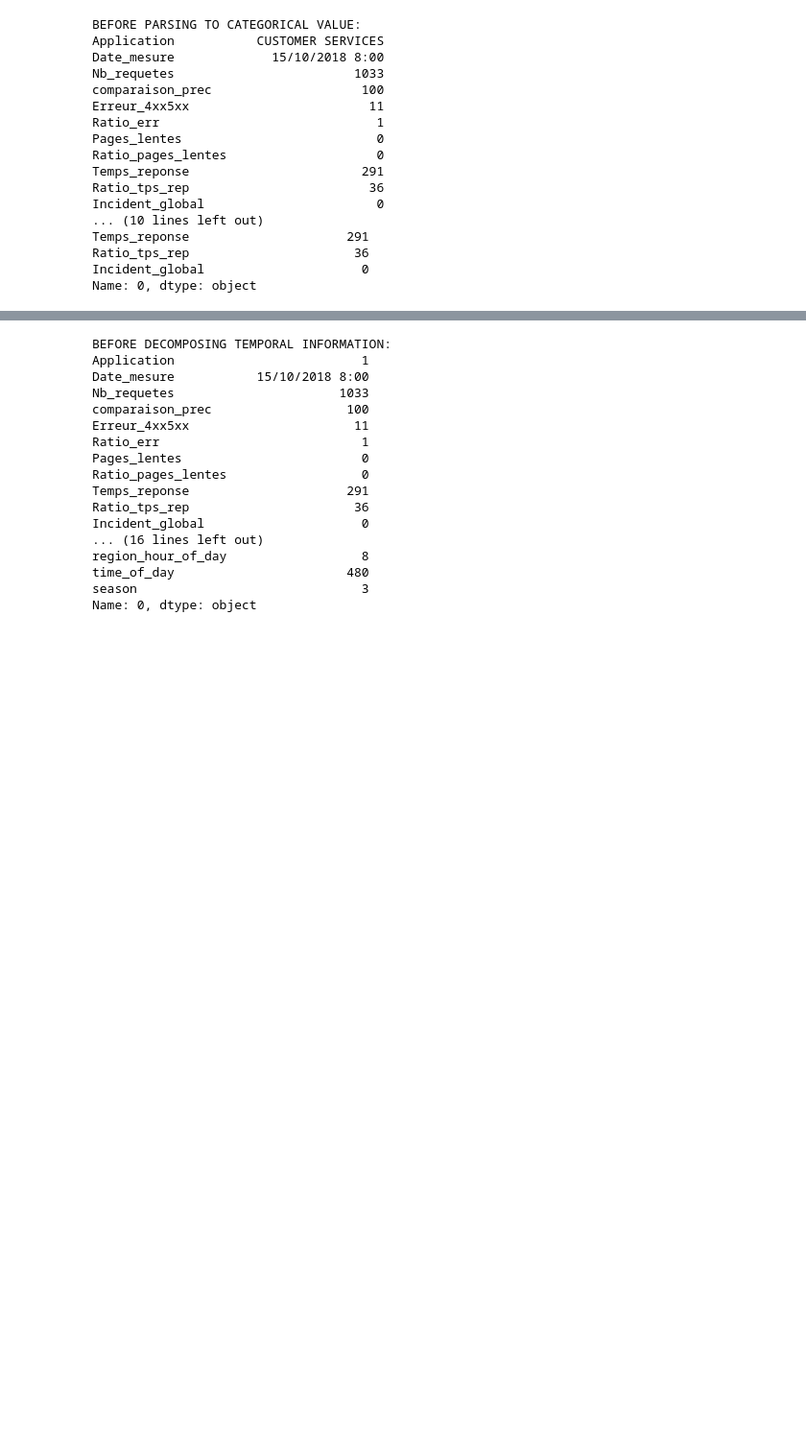
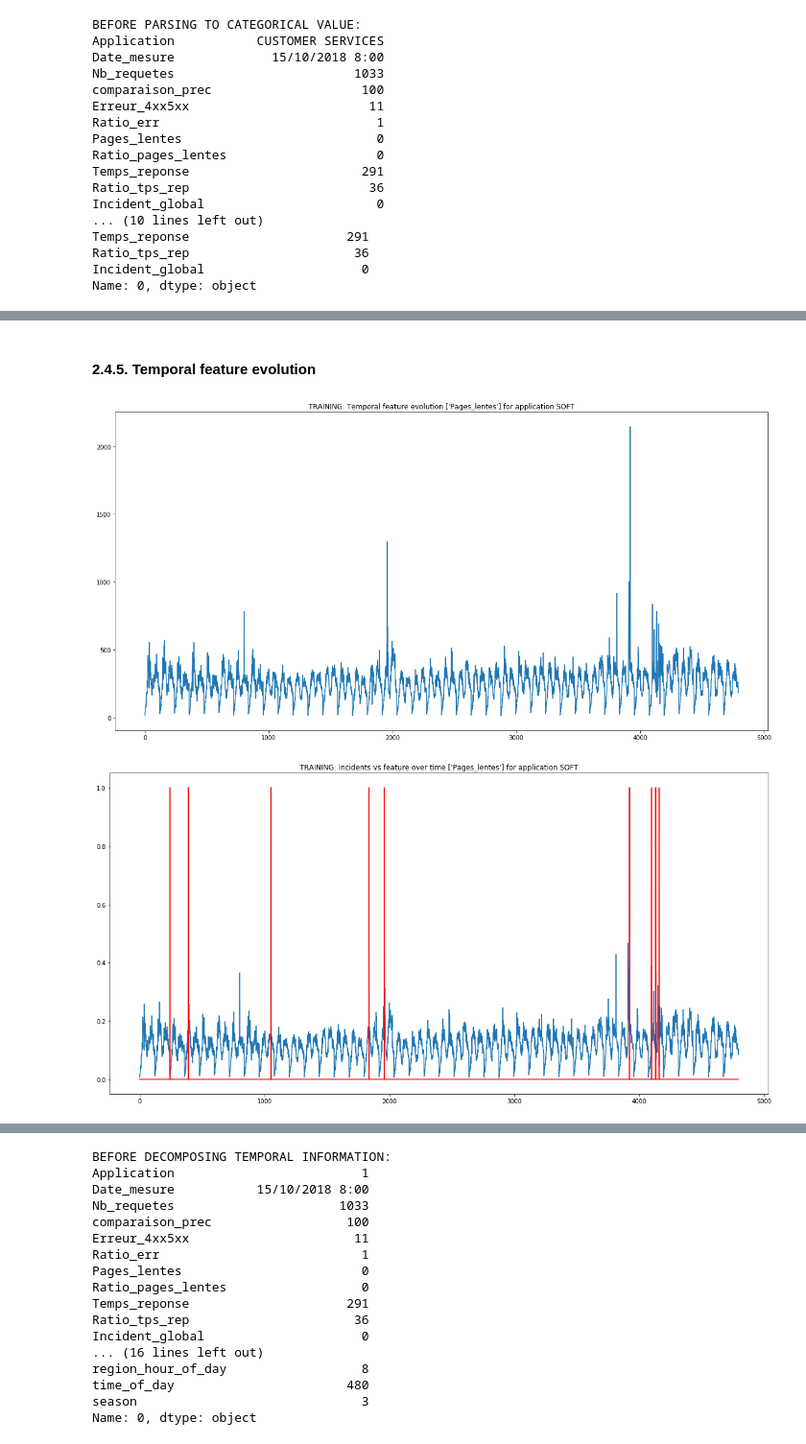
Before and after one commit to capachivas/AINET_Day_In_Life_2019, a Jupyter notebook: AINET.ipynb, the cells around one changed output, grey strips where cells are left out. Shown at 96% size. Cells and saved outputs as stored; diff of their text form; code cells hidden in the pictures; blank space fills up the shorter version.

```diff
--- a/AINET.ipynb
+++ b/AINET.ipynb
@@ -228 +228,19 @@ plt.show()
+# %% [markdown]
+#### 2.4.5. Temporal feature evolution
+# %%
+#representation of the features values over time vs incident occurrences
+plt.figure(figsize=(20,10))
+plt.plot(X_train) #represent feature values (normalized) over the incidents
+plt.title("TRAINING: Temporal feature evolution " + str(feature) + " for application " + str(keys[values.index(application)]))
+plt.show()
+
+#TRAINING
+plt.figure(figsize=(20,10))
+plt.plot(X_train/np.max(X_train)) #represent feature values (normalized) over the incidents
+plt.plot(y_train,'r') #represent the feature values along with incient values for each application
+plt.title("TRAINING: Incidents vs feature over time " + str(feature) + " for application " + str(keys[values.index(application)]))
+plt.show()
+# %% [output]
+[figure, added]
+[figure, added]
 # %% [markdown]
```
Also changed, not shown: parts of 29 cells of this notebook.
